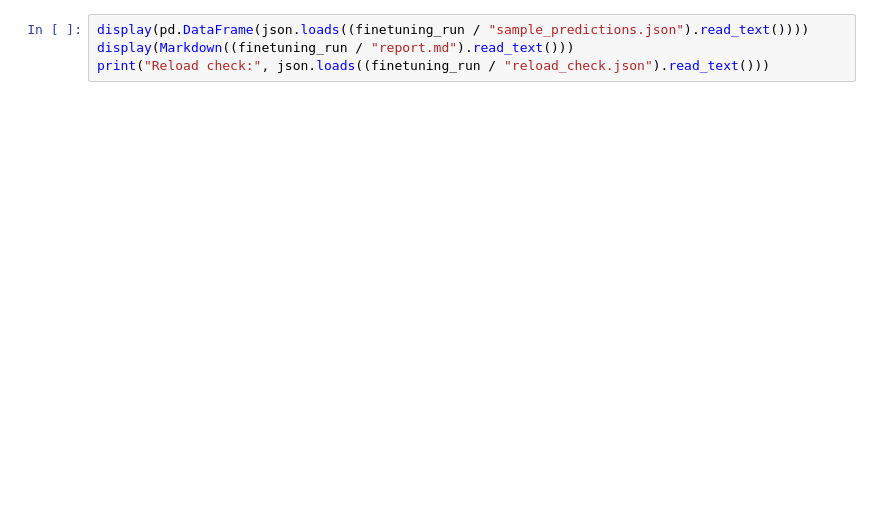
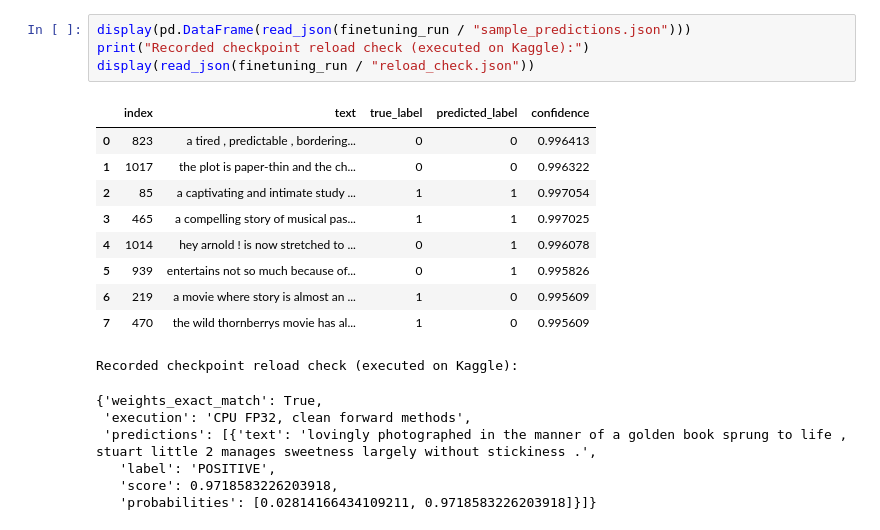
Before and after one commit to phucthanh2210/Lab-Deep-Learning, a Jupyter notebook: Lab3/notebooks/02_finetuning_binary_classification.ipynb, the cells around one changed output. Drawn from its saved outputs; the diff is of its cells as text; blank space fills up the shorter version.

```diff
--- a/Lab3/notebooks/02_finetuning_binary_classification.ipynb
+++ b/Lab3/notebooks/02_finetuning_binary_classification.ipynb
@@ -71,4 +172,21 @@ Mỗi run lưu config, phiên bản môi trường, model commit, dataset finger
 # %%
-display(pd.DataFrame(json.loads((finetuning_run / "sample_predictions.json").read_text())))
-display(Markdown((finetuning_run / "report.md").read_text()))
-print("Reload check:", json.loads((finetuning_run / "reload_check.json").read_text()))
+display(pd.DataFrame(read_json(finetuning_run / "sample_predictions.json")))
+print("Recorded checkpoint reload check (executed on Kaggle):")
+display(read_json(finetuning_run / "reload_check.json"))
+# %% [output]
+|  | index | text | true_label | predicted_label | confidence |
+| 0 | 823 | a tired , predictable , bordering... | 0 | 0 | 0.996413 |
+| 1 | 1017 | the plot is paper-thin and the ch... | 0 | 0 | 0.996322 |
+| 2 | 85 | a captivating and intimate study ... | 1 | 1 | 0.997054 |
+| 3 | 465 | a compelling story of musical pas... | 1 | 1 | 0.997025 |
+| 4 | 1014 | hey arnold ! is now stretched to ... | 0 | 1 | 0.996078 |
+| 5 | 939 | entertains not so much because of... | 0 | 1 | 0.995826 |
+| 6 | 219 | a movie where story is almost an ... | 1 | 0 | 0.995609 |
+| 7 | 470 | the wild thornberrys movie has al... | 1 | 0 | 0.995609 |
+Recorded checkpoint reload check (executed on Kaggle):
+{'weights_exact_match': True,
+ 'execution': 'CPU FP32, clean forward methods',
+ 'predictions': [{'text': 'lovingly photographed in the manner of a golden book sprung to life , stuart little 2 manages sweetness largely without stickiness .',
+   'label': 'POSITIVE',
+   'score': 0.9718583226203918,
+   'probabilities': [0.02814166434109211, 0.9718583226203918]}]}
```
Also changed, not shown: parts of 21 cells of this notebook, 42 other files.
